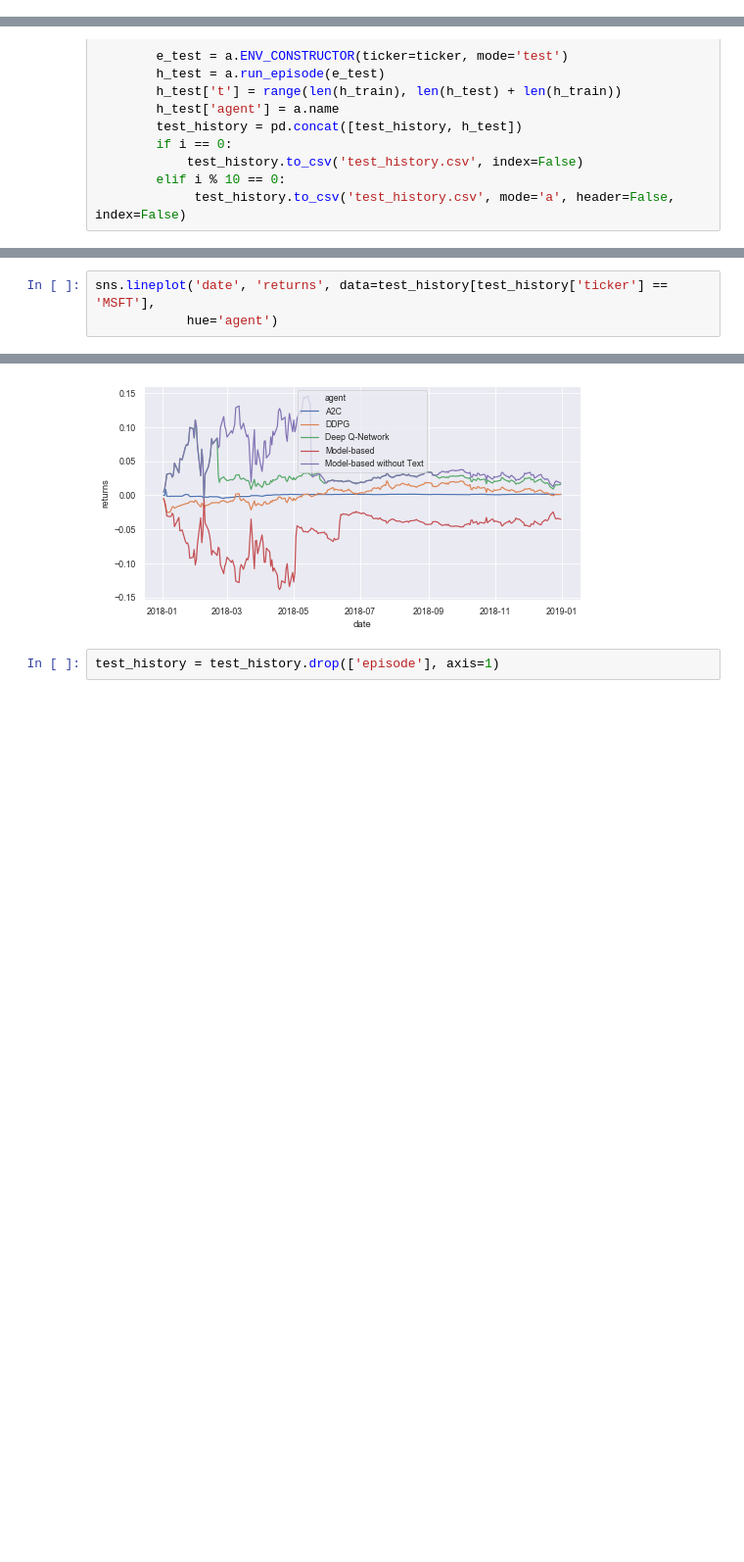
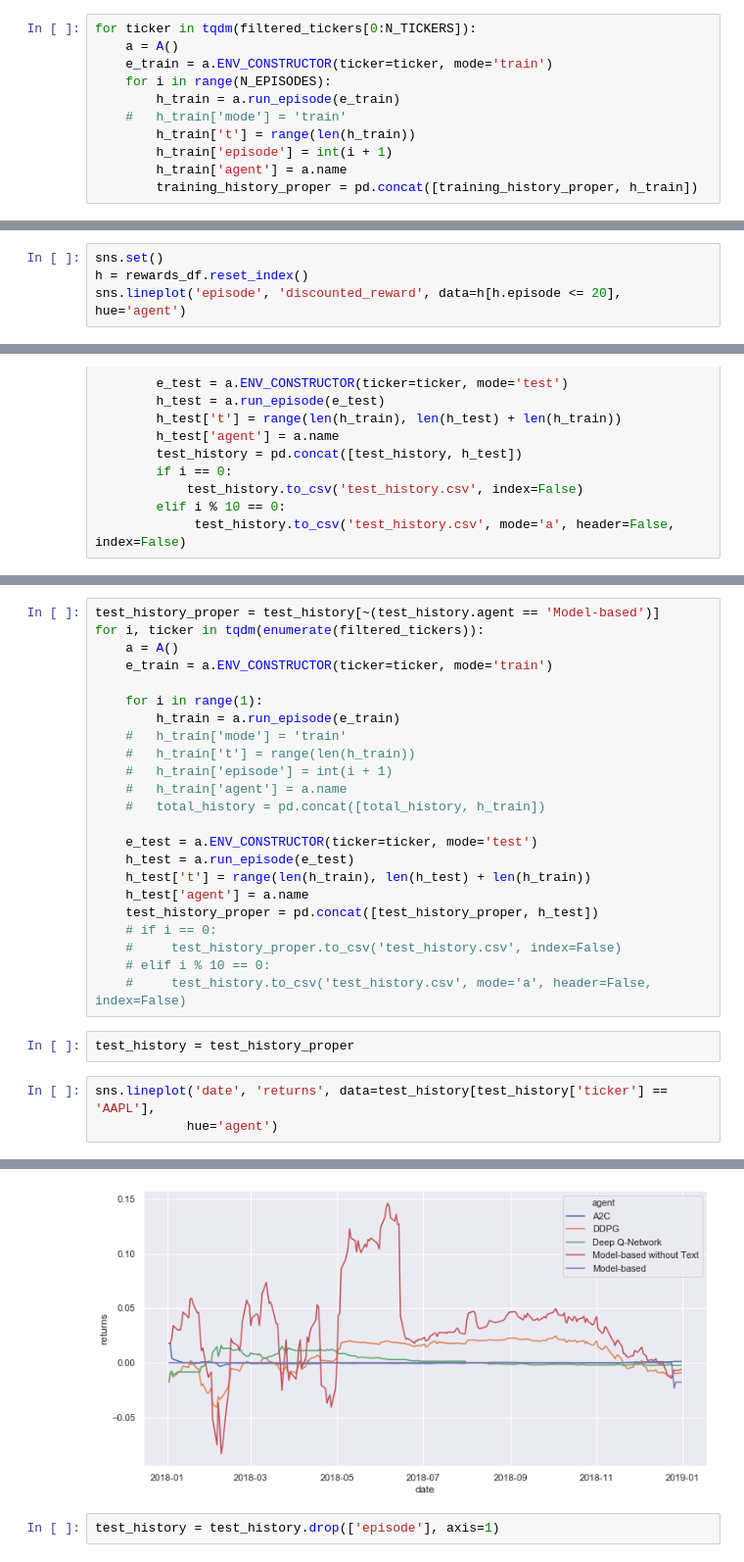
Before and after one commit to AaruranLog/rl-trading, a Jupyter notebook: experiments.ipynb, the cells around one changed output, grey strips where cells are left out. Shown: that part at 98% size. Saved outputs shown, nothing was run; the diff lists cells and outputs as text; blank space fills up the shorter version.

```diff
--- a/experiments.ipynb
+++ b/experiments.ipynb
@@ -109,0 +112,11 @@ training_history.to_csv('training_history.csv', index=False)
+# %%
+for ticker in tqdm(filtered_tickers[0:N_TICKERS]):
+    a = A()
+    e_train = a.ENV_CONSTRUCTOR(ticker=ticker, mode='train')
+    for i in range(N_EPISODES):
+        h_train = a.run_episode(e_train)
+    #   h_train['mode'] = 'train'
+        h_train['t'] = range(len(h_train))
+        h_train['episode'] = int(i + 1)
+        h_train['agent'] = a.name
+        training_history_proper = pd.concat([training_history_proper, h_train])
@@ -140,0 +169,4 @@ rewards_df
+# %%
+sns.set()
+h = rewards_df.reset_index()
+sns.lineplot('episode', 'discounted_reward', data=h[h.episode <= 20], hue='agent')
@@ -215,9 +237,34 @@ array(['A', 'AAL', 'AAP', 'AAPL', 'ABBV', 'ABC', 'ABMD', 'ABT', 'ACN',
+# %%
+test_history_proper = test_history[~(test_history.agent == 'Model-based')]
+for i, ticker in tqdm(enumerate(filtered_tickers)):
+    a = A()
+    e_train = a.ENV_CONSTRUCTOR(ticker=ticker, mode='train')
+
+    for i in range(1):
+        h_train = a.run_episode(e_train)
+    #   h_train['mode'] = 'train'
+    #   h_train['t'] = range(len(h_train))
+    #   h_train['episode'] = int(i + 1)
+    #   h_train['agent'] = a.name
+    #   total_history = pd.concat([total_history, h_train])
+
+    e_test = a.ENV_CONSTRUCTOR(ticker=ticker, mode='test')
+    h_test = a.run_episode(e_test)
+    h_test['t'] = range(len(h_train), len(h_test) + len(h_train))
+    h_test['agent'] = a.name
+    test_history_proper = pd.concat([test_history_proper, h_test])
+    # if i == 0:
+    #     test_history_proper.to_csv('test_history.csv', index=False)
+    # elif i % 10 == 0:
+    #     test_history.to_csv('test_history.csv', mode='a', header=False, index=False)
+# %%
+test_history = test_history_proper
 # %%
-sns.lineplot('date', 'returns', data=test_history[test_history['ticker'] == 'MSFT'],
+sns.lineplot('date', 'returns', data=test_history[test_history['ticker'] == 'AAPL'],
             hue='agent')
 # %% [output]
 <matplotlib.axes._subplots.AxesSubplot at 0x...>
-[figure, old version]
+[figure, new version]
 # %%
 test_history = test_history.drop(['episode'], axis=1)
 # %%
```
Also changed, not shown: parts of 41 cells of this notebook, 6 other files.
